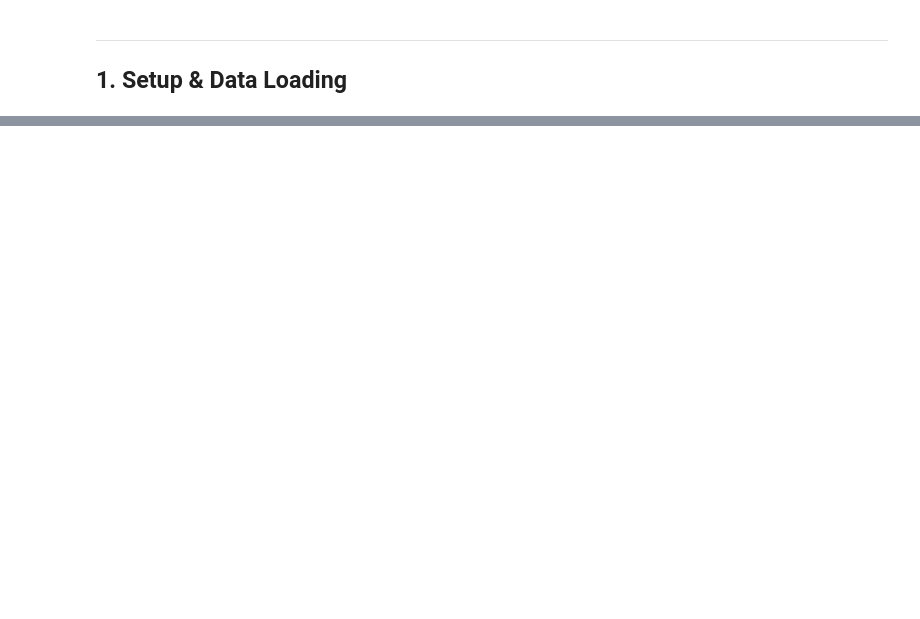
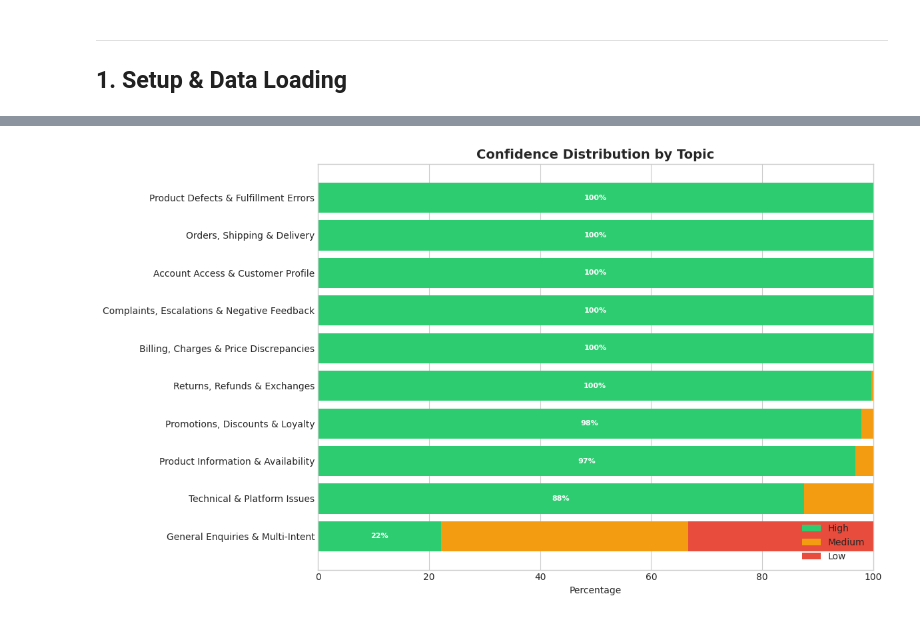
Before and after one commit to JosephGillData/conversation-topic-classifier, a Jupyter notebook: model_review.ipynb, the cells around one changed output, grey strips where cells are left out. Saved outputs shown, nothing was run; the diff lists cells and outputs as text; code cells hidden in the pictures; blank space fills up the shorter version.

```diff
--- a/model_review.ipynb
+++ b/model_review.ipynb
@@ -1097,0 +343,40 @@ print("5. Build handler feedback loop for summary quality")
+# %%
+"""
+Stacked bar chart showing confidence levels per topic.
+"""
+fig, ax = plt.subplots(figsize=(12, 7))
+
+# Sort topics by high-confidence rate (descending)
+topic_order = conf_by_topic_pct['high'].sort_values(ascending=True).index
+conf_by_topic_sorted = conf_by_topic_pct.reindex(topic_order)
+
+# Create stacked horizontal bar chart
+colors = {'high': '#2ecc71', 'medium': '#f39c12', 'low': '#e74c3c'}
+
+left = np.zeros(len(conf_by_topic_sorted))
+for conf_level in ['high', 'medium', 'low']:
+    values = conf_by_topic_sorted[conf_level].values
+    ax.barh(conf_by_topic_sorted.index, values, left=left,
+            label=conf_level.capitalize(), color=colors[conf_level])
+    left += values
+
+ax.set_xlabel('Percentage')
+ax.set_title('Confidence Distribution by Topic', fontsize=14, fontweight='bold')
+ax.legend(loc='lower right')
+ax.set_xlim(0, 100)
+
+# Add percentage labels for high confidence
+for i, topic in enumerate(conf_by_topic_sorted.index):
+    high_pct = conf_by_topic_sorted.loc[topic, 'high']
+    if high_pct > 10:  # Only show label if there's enough space
+        ax.text(high_pct/2, i, f'{high_pct:.0f}%', ha='center', va='center',
+                fontsize=8, color='white', fontweight='bold')
+
+plt.tight_layout()
+
+if EXPORT_CHARTS:
+    plt.savefig('charts/confidence_by_topic.png', dpi=CHART_DPI, bbox_inches='tight')
+
+plt.show()
+# %% [output]
+[figure, added]
```
Also changed, not shown: parts of 57 cells of this notebook, 1 other file.
